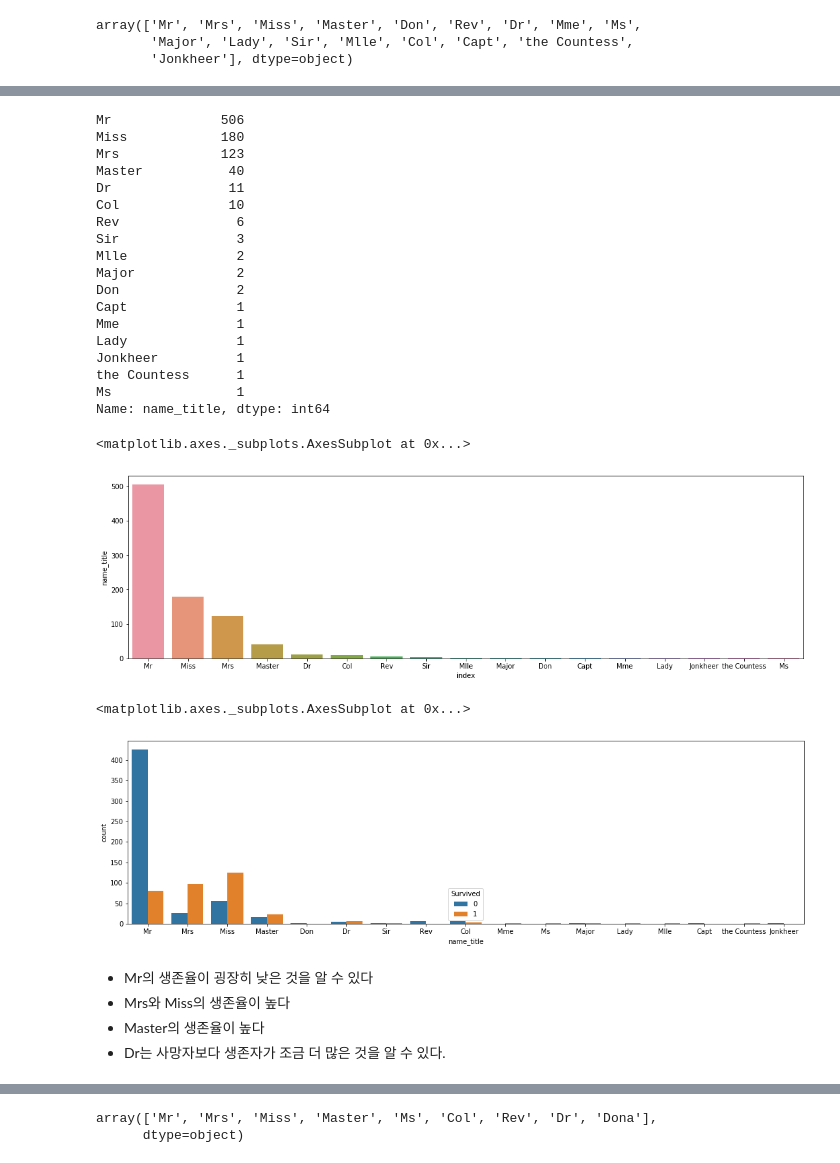
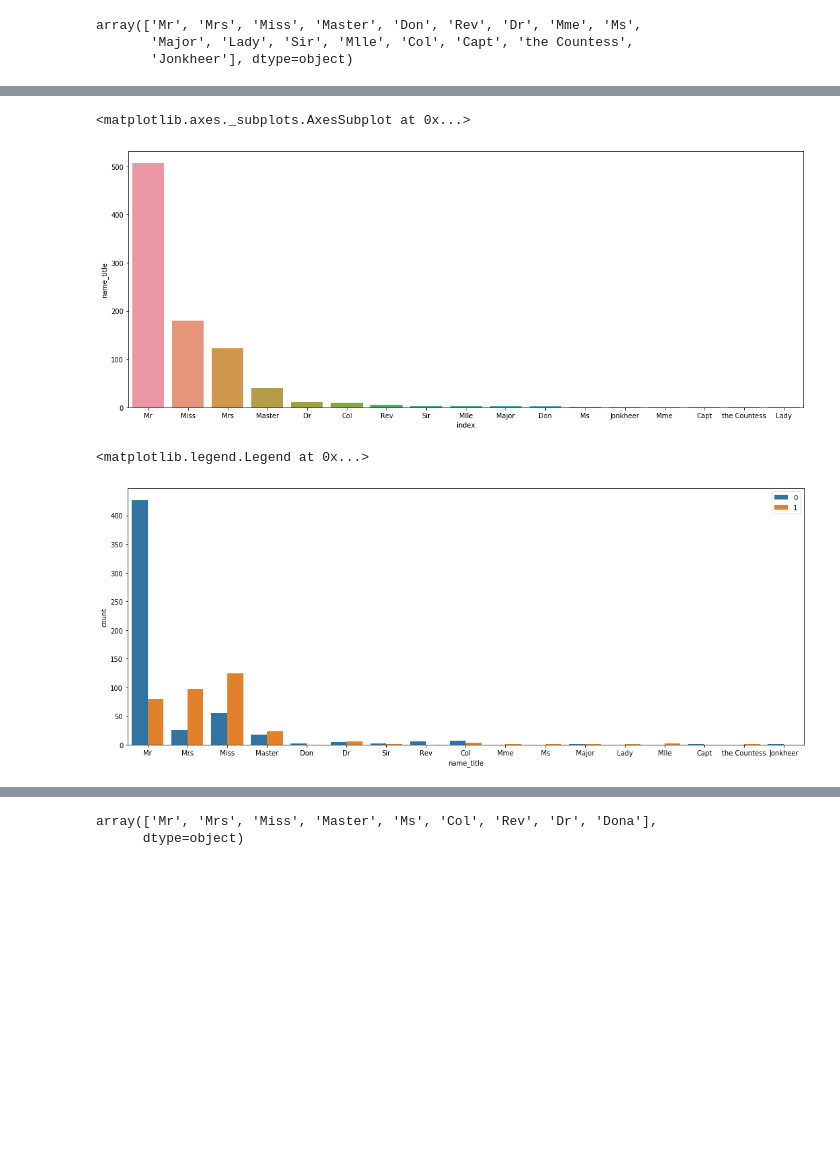
Before and after one commit to BaekYoHan/study, a Jupyter notebook: kaggle competition/Titanic_competition.ipynb, the cells around one changed output, grey strips where cells are left out. Drawn from its saved outputs; the diff is of its cells as text; code cells hidden in the pictures; blank space fills up the shorter version.

```diff
--- a/kaggle competition/Titanic_competition.ipynb
+++ b/kaggle competition/Titanic_competition.ipynb
@@ -41,0 +139,13 @@ test.head()
+# %%
+train.loc[train["Age"] < 15, "AgeType_Y"] = "Y"
+
+train.loc[train["Age"] >= 30 , "AgeType_O"] = "O"
+
+train.loc[(train["Age"] >=15) & (train["Age"] <30) , "AgeType_M"] = "M"
+
+train["AgeType_Y"] = train["Age"] < 15
+train["AgeType_O"] = train["Age"] >=30
+train["AgeType_M"] = (train["Age"] >=15) & (train["Age"] <30)
+
+print(train.shape)
+train[["Age","AgeType_Y","AgeType_O","AgeType_M"]].head(20)
@@ -41,0 +207,12 @@ test.head()
+# %%
+train["FamilySize"] = train["SibSp"] + train["Parch"] + 1
+
+train.loc[train["FamilySize"] == 1, "FamilyType_S"] = "S"
+train.loc[(train["FamilySize"] >= 2) & (train["FamilySize"] < 5), "FamilyType_N"] = "N"
+train.loc[train["FamilySize"] >= 5, "FamilyType_B"] = "B"
+
+train["FamilyType_S"] = train["FamilySize"] == 1
+train["FamilyType_N"] = (train["FamilySize"] >= 2) & (train["FamilySize"] < 5)
+train["FamilyType_B"] = train["FamilySize"] >= 5
+
+train[["FamilySize","FamilyType_S","FamilyType_N","FamilyType_B"]].head(20)
@@ -108,5 +281,0 @@ train
-# %%
-train = train.drop(columns = ["Ticket","Cabin"])
-
-print(train.shape)
-train.head()
@@ -198,0 +374,3 @@ df_nametitle = pd.DataFrame(train["name_title"].value_counts()).reset_index()
+# %%
+for i in df_nametitle.index:
+    df_nametitle['rate(%)'].iloc[i] = df_nametitle['name_title'].iloc[i] / df_nametitle['name_title'].sum()
@@ -199,37 +403,16 @@ df_nametitle = pd.DataFrame(train["name_title"].value_counts()).reset_index()
 # %%
-print(train["name_title"].value_counts())
+import matplotlib.pyplot as plt
+import seaborn as sns
 
-plt.figure(figsize = (18,5))
+plt.figure(figsize = (18,7))
 sns.barplot(data=df_nametitle, x="index", y="name_title")
 # %% [output]
-Mr              506
-Miss            180
-Mrs             123
-Master           40
-Dr               11
-Col              10
-Rev               6
-Sir               3
-Mlle              2
-Major             2
-Don               2
-Capt              1
-Mme               1
-Lady              1
-Jonkheer          1
-the Countess      1
-Ms                1
-Name: name_title, dtype: int64
+<matplotlib.axes._subplots.AxesSubplot at 0x...>
-<matplotlib.axes._subplots.AxesSubplot at 0x...>
-[figure, old version]
+[figure, new version]
 # %%
-plt.figure(figsize = (18, 5))
-sns.countplot(data=train, x="name_title", hue = "Survived")
+plt.figure(figsize = ( 18, 7))
+sns.countplot(data=train, x="name_title", hue="Survived")
+plt.legend(loc='upper right')
 # %% [output]
-<matplotlib.axes._subplots.AxesSubplot at 0x...>
+<matplotlib.legend.Legend at 0x...>
-[figure, old version]
+[figure, new version]
-# %% [markdown]
-- Mr의 생존율이 굉장히 낮은 것을 알 수 있다
-- Mrs와 Miss의 생존율이 높다
-- Master의 생존율이 높다
-- Dr는 사망자보다 생존자가 조금 더 많은 것을 알 수 있다.
```
Also changed, not shown: parts of 144 cells of this notebook, 3 other files.
